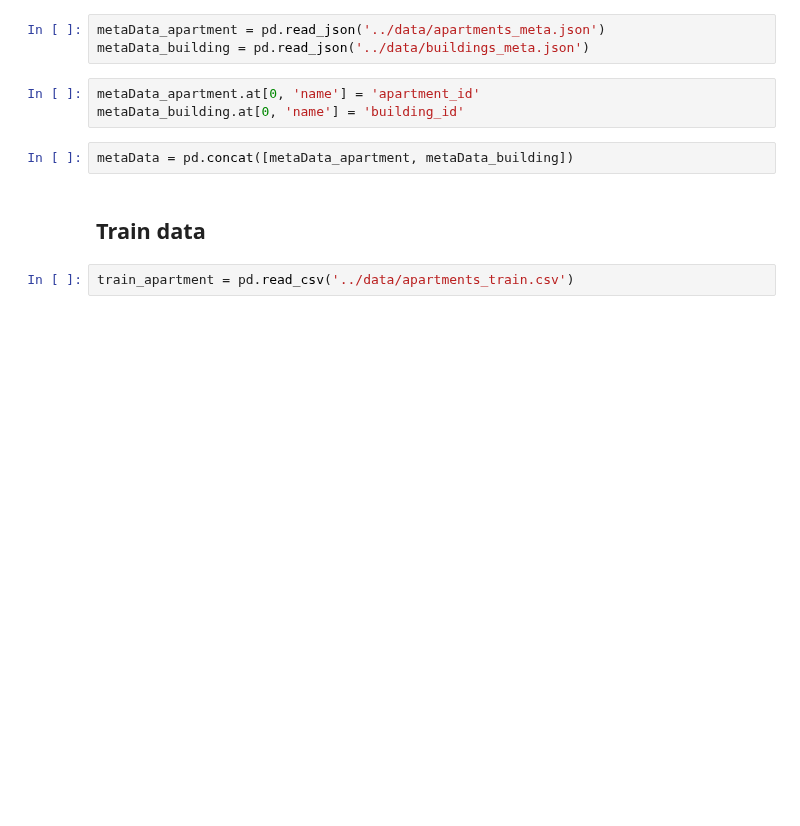
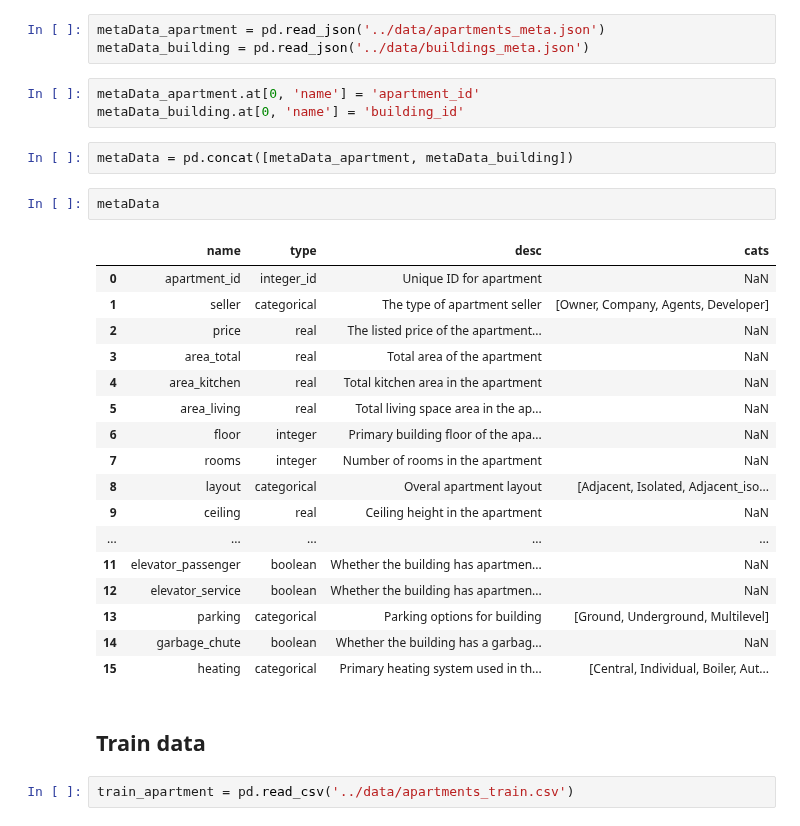
Before and after one commit to henrfj/TDT4173-ML, a Jupyter notebook: henrik-testsite/henrik_EDA.ipynb, the cells around one changed output. Cells and saved outputs as stored; diff of their text form; blank space fills up the shorter version.

```diff
--- a/henrik-testsite/henrik_EDA.ipynb
+++ b/henrik-testsite/henrik_EDA.ipynb
@@ -43,6 +43,26 @@ metaData_apartment.at[0, 'name'] = 'apartment_id'
 metaData_building.at[0, 'name'] = 'building_id'
 # %%
 metaData = pd.concat([metaData_apartment, metaData_building])
+# %%
+metaData
+# %% [output]
+|  | name | type | desc | cats |
+| 0 | apartment_id | integer_id | Unique ID for apartment | NaN |
+| 1 | seller | categorical | The type of apartment seller | [Owner, Company, Agents, Developer] |
+| 2 | price | real | The listed price of the apartment... | NaN |
+| 3 | area_total | real | Total area of the apartment | NaN |
+| 4 | area_kitchen | real | Total kitchen area in the apartment | NaN |
+| 5 | area_living | real | Total living space area in the ap... | NaN |
+| 6 | floor | integer | Primary building floor of the apa... | NaN |
+| 7 | rooms | integer | Number of rooms in the apartment | NaN |
+| 8 | layout | categorical | Overal apartment layout | [Adjacent, Isolated, Adjacent_iso... |
+| 9 | ceiling | real | Ceiling height in the apartment | NaN |
+| ... | ... | ... | ... | ... |
+| 11 | elevator_passenger | boolean | Whether the building has apartmen... | NaN |
+| 12 | elevator_service | boolean | Whether the building has apartmen... | NaN |
+| 13 | parking | categorical | Parking options for building | [Ground, Underground, Multilevel] |
+| 14 | garbage_chute | boolean | Whether the building has a garbag... | NaN |
+| 15 | heating | categorical | Primary heating system used in th... | [Central, Individual, Boiler, Aut... |
 # %% [markdown]
 ## Train data
 # %%
```
Also changed, not shown: parts of 1 cell of this notebook, 7 other files.
